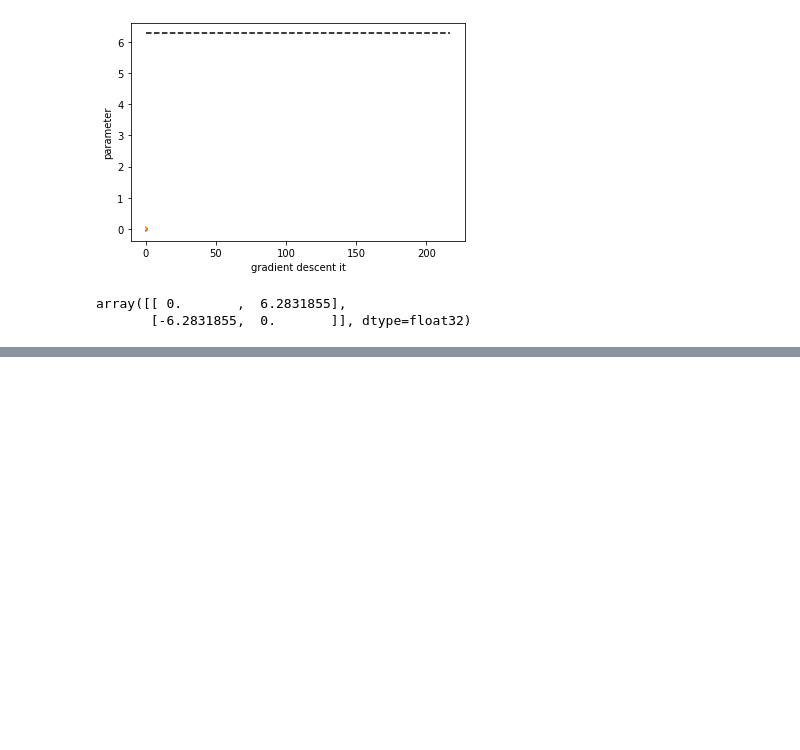
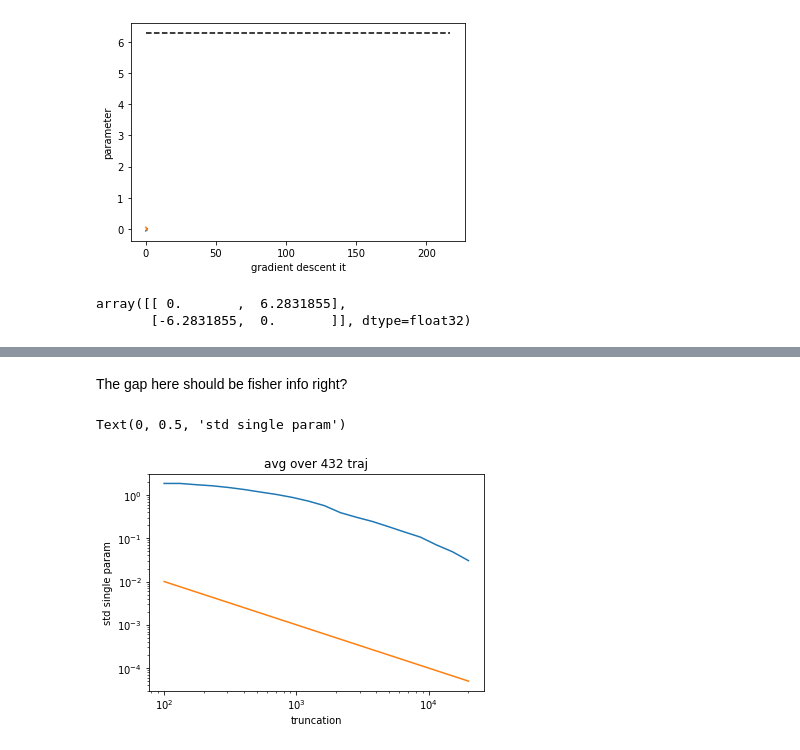
Before and after one commit to matibilkis/continuous, a Jupyter notebook: loading_results_from_training.ipynb, the cells around one changed output, grey strips where cells are left out. Drawn from its saved outputs; the diff is of its cells as text; code cells hidden in the pictures; blank space fills up the shorter version.

```diff
--- a/loading_results_from_training.ipynb
+++ b/loading_results_from_training.ipynb
@@ -73,0 +102,15 @@ array([[ 0.       ,  6.2831855],
+# %% [markdown]
+The gap here should be fisher info right?
+# %%
+ax=plt.subplot(111)
+ax.set_title("avg over {} traj".format(len(params)))
+ax.plot(cut_series, np.std(np.array(params),axis=0))
+ax.plot(cut_series, 1/cut_series)
+ax.set_yscale('log')
+ax.set_xscale('log')
+
+ax.set_xlabel("truncation")
+ax.set_ylabel("std single param")
+# %% [output]
+Text(0, 0.5, 'std single param')
+[figure, added]
```
Also changed, not shown: parts of 4 cells of this notebook, 1 other file.
